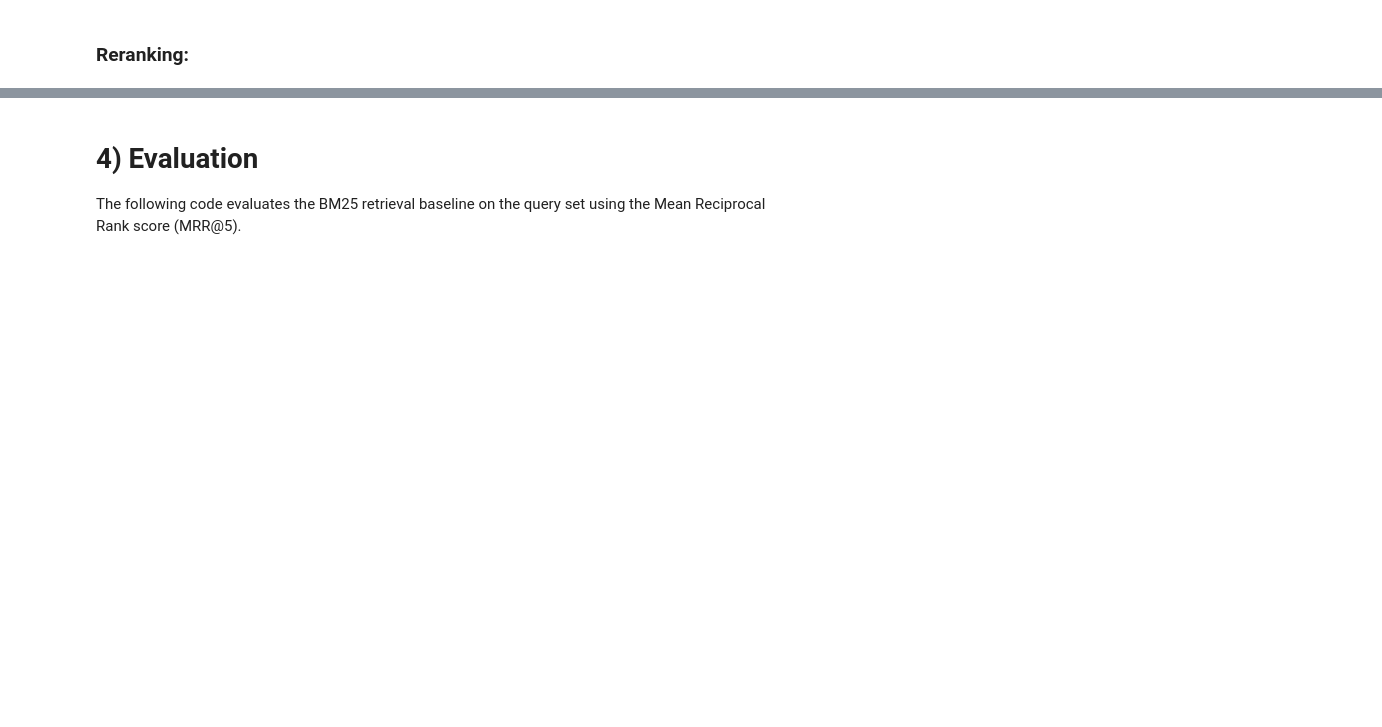
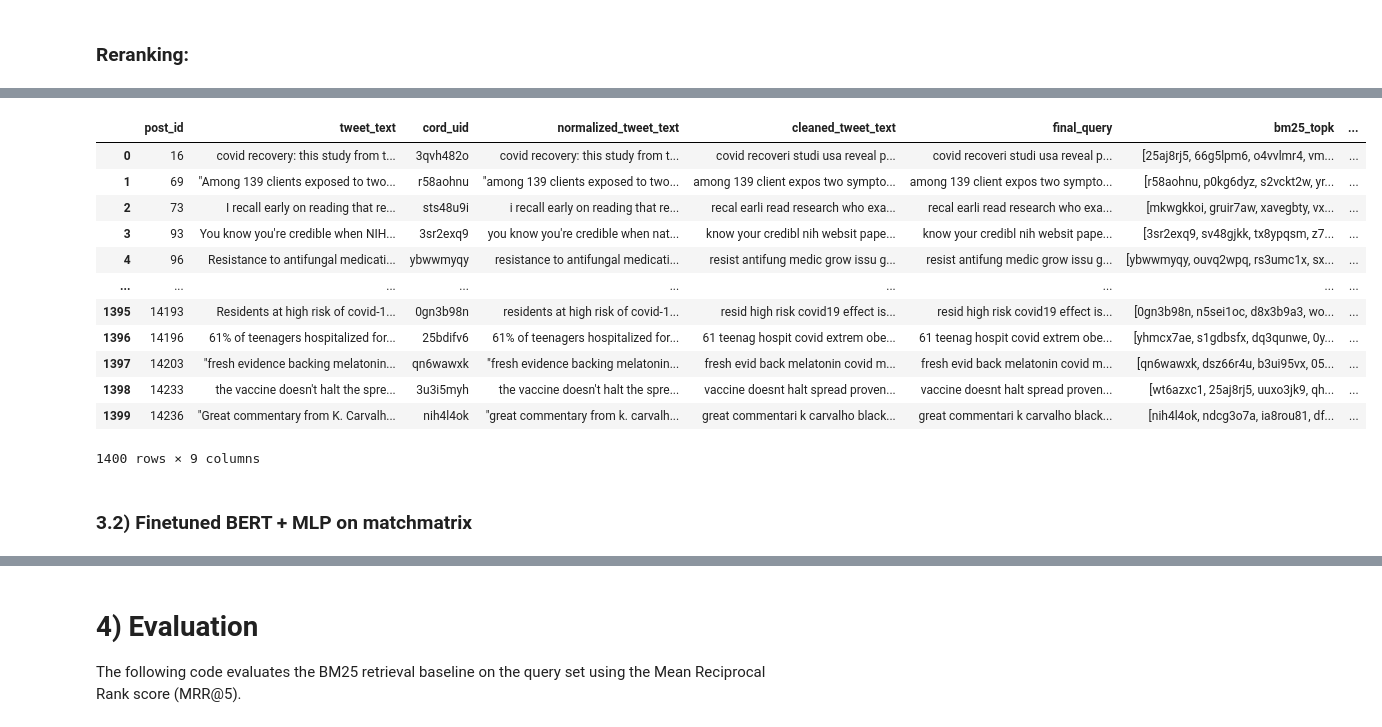
Before and after one commit to ikc-arya/AIR_SS25, a Jupyter notebook: reranking_philipp.ipynb, the cells around one changed output, grey strips where cells are left out. Drawn from its saved outputs; the diff is of its cells as text; code cells hidden in the pictures; blank space fills up the shorter version.

```diff
--- a/reranking_philipp.ipynb
+++ b/reranking_philipp.ipynb
@@ -81,3 +99,11 @@ df_query_train = pd.read_pickle(train_pkl_path)
+# %%
+train_pkl_path = 'df_query_train_top25.pkl'
+dev_pkl_path = 'df_query_dev_top25.pkl'
+test_pkl_path = 'df_query_test_top25.pkl'
+
+df_query_dev = pd.read_pickle(dev_pkl_path)
+df_query_train = pd.read_pickle(train_pkl_path)
+df_query_test = pd.read_pickle(test_pkl_path)
 # %% [markdown]
 ## 3.1) ColBERT w/ fine-tuned BERT
 # %%
@@ -326,3 +350,21 @@ Precomputing document embeddings.
 # %%
 # re-rank BM25 list for dev data
 df_query_dev = rerank(df_query_dev, metadata, tokenizer, model, model_name)
+# %%
+df_query_dev
+# %% [output]
+|  | post_id | tweet_text | cord_uid | normalized_tweet_text | cleaned_tweet_text | final_query | bm25_topk | ... |
+| 0 | 16 | covid recovery: this study from t... | 3qvh482o | covid recovery: this study from t... | covid recoveri studi usa reveal p... | covid recoveri studi usa reveal p... | [25aj8rj5, 66g5lpm6, o4vvlmr4, vm... | ... |
+| 1 | 69 | "Among 139 clients exposed to two... | r58aohnu | "among 139 clients exposed to two... | among 139 client expos two sympto... | among 139 client expos two sympto... | [r58aohnu, p0kg6dyz, s2vckt2w, yr... | ... |
+| 2 | 73 | I recall early on reading that re... | sts48u9i | i recall early on reading that re... | recal earli read research who exa... | recal earli read research who exa... | [mkwgkkoi, gruir7aw, xavegbty, vx... | ... |
+| 3 | 93 | You know you're credible when NIH... | 3sr2exq9 | you know you're credible when nat... | know your credibl nih websit pape... | know your credibl nih websit pape... | [3sr2exq9, sv48gjkk, tx8ypqsm, z7... | ... |
+| 4 | 96 | Resistance to antifungal medicati... | ybwwmyqy | resistance to antifungal medicati... | resist antifung medic grow issu g... | resist antifung medic grow issu g... | [ybwwmyqy, ouvq2wpq, rs3umc1x, sx... | ... |
+| ... | ... | ... | ... | ... | ... | ... | ... | ... |
+| 1395 | 14193 | Residents at high risk of covid-1... | 0gn3b98n | residents at high risk of covid-1... | resid high risk covid19 effect is... | resid high risk covid19 effect is... | [0gn3b98n, n5sei1oc, d8x3b9a3, wo... | ... |
+| 1396 | 14196 | 61% of teenagers hospitalized for... | 25bdifv6 | 61% of teenagers hospitalized for... | 61 teenag hospit covid extrem obe... | 61 teenag hospit covid extrem obe... | [yhmcx7ae, s1gdbsfx, dq3qunwe, 0y... | ... |
+| 1397 | 14203 | "fresh evidence backing melatonin... | qn6wawxk | "fresh evidence backing melatonin... | fresh evid back melatonin covid m... | fresh evid back melatonin covid m... | [qn6wawxk, dsz66r4u, b3ui95vx, 05... | ... |
+| 1398 | 14233 | the vaccine doesn't halt the spre... | 3u3i5myh | the vaccine doesn't halt the spre... | vaccine doesnt halt spread proven... | vaccine doesnt halt spread proven... | [wt6azxc1, 25aj8rj5, uuxo3jk9, qh... | ... |
+| 1399 | 14236 | "Great commentary from K. Carvalh... | nih4l4ok | "great commentary from k. carvalh... | great commentari k carvalho black... | great commentari k carvalho black... | [nih4l4ok, ndcg3o7a, ia8rou81, df... | ... |
+1400 rows × 9 columns
+# %% [markdown]
+### 3.2) Finetuned BERT + MLP on matchmatrix
```
Also changed, not shown: parts of 25 cells of this notebook.
